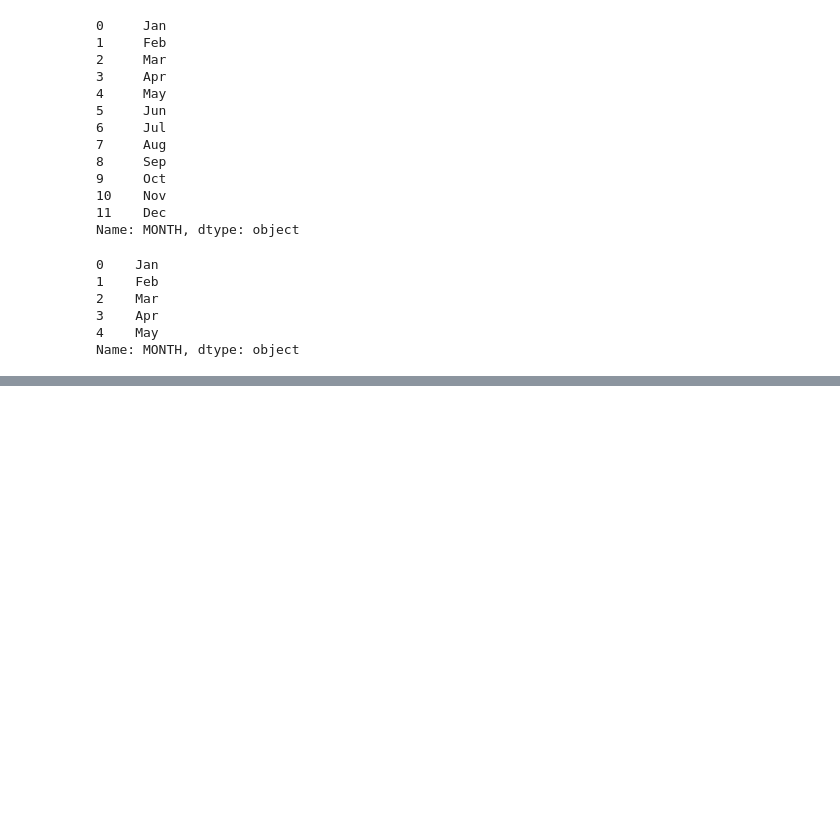
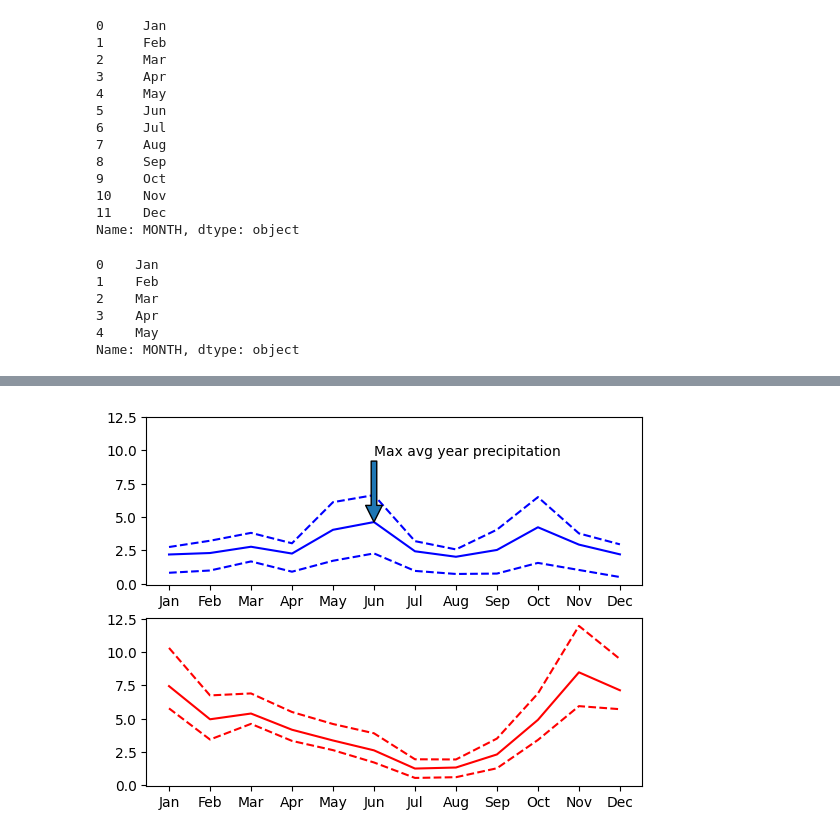
Before and after one commit to Kinetics20/Data_viz_lab, a Jupyter notebook: matplotlib_2.ipynb, the cells around one changed output, grey strips where cells are left out. Cells and saved outputs as stored; diff of their text form; code cells hidden in the pictures; blank space fills up the shorter version.

```diff
--- a/matplotlib_2.ipynb
+++ b/matplotlib_2.ipynb
@@ -230,0 +255,25 @@ plt.show()
+# %%
+fig, ax = plt.subplots(2, 1, sharey=True)
+
+ax[0].plot(austin.index, austin['MLY-PRCP-NORMAL'], color='b')
+ax[0].plot(austin.index, austin['MLY-PRCP-25PCTL'], linestyle='--', color='b')
+ax[0].plot(austin.index, austin['MLY-PRCP-75PCTL'], linestyle='--', color='b')
+
+austin_max_idx, austin_max_prcp =  austin['MLY-PRCP-NORMAL'].idxmax(), austin['MLY-PRCP-NORMAL'].max()
+
+ax[0].annotate('Max avg year precipitation',
+               xy=(austin_max_idx, austin_max_prcp),
+               xytext= (austin_max_idx, austin_max_prcp + 5),
+               arrowprops=dict()
+               )
+
+ax[1].plot(seattle.index, seattle['MLY-PRCP-NORMAL'], color='r')
+ax[1].plot(seattle.index, seattle['MLY-PRCP-25PCTL'], linestyle='--', color='r')
+ax[1].plot(seattle.index, seattle['MLY-PRCP-75PCTL'], linestyle='--', color='r')
+
+# plt.style.use('default')
+
+# plt.legend()
+plt.show()
+# %% [output]
+[figure, added]
```
Also changed, not shown: parts of 26 cells of this notebook, 1 other file.
